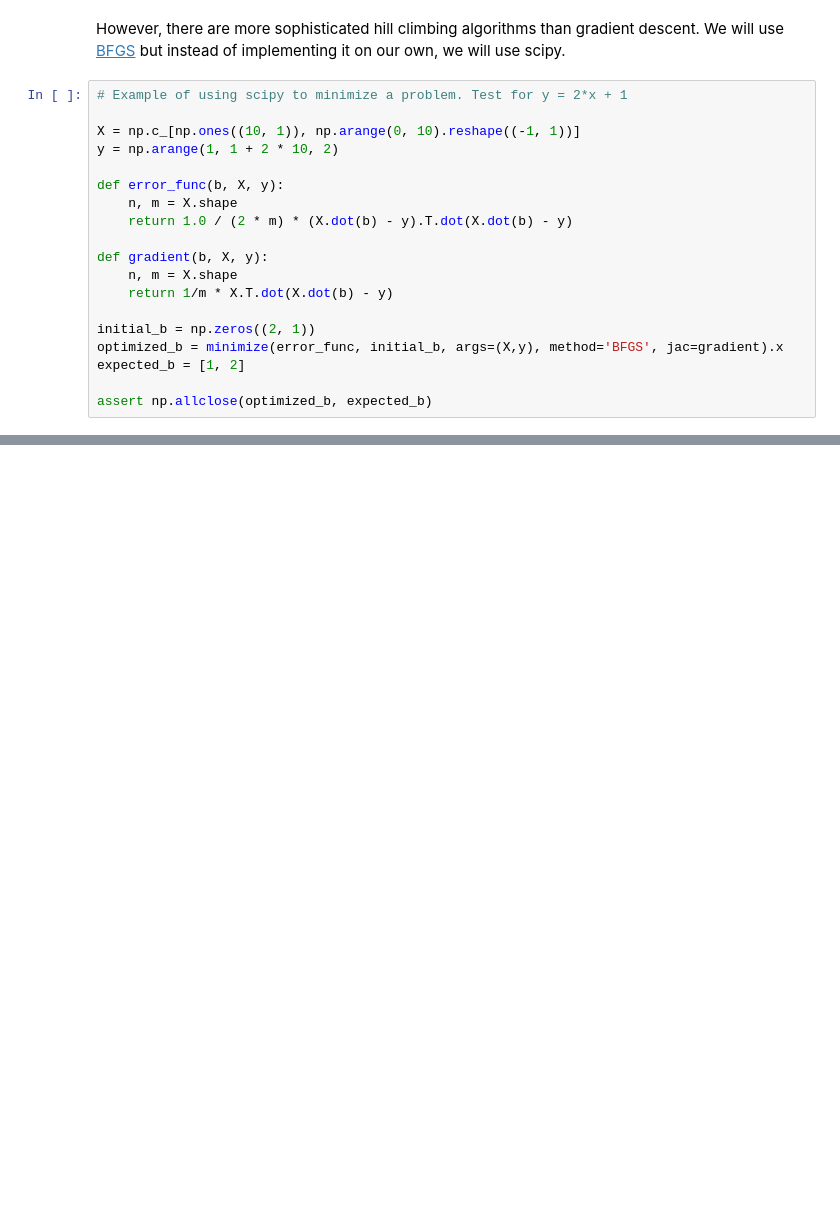
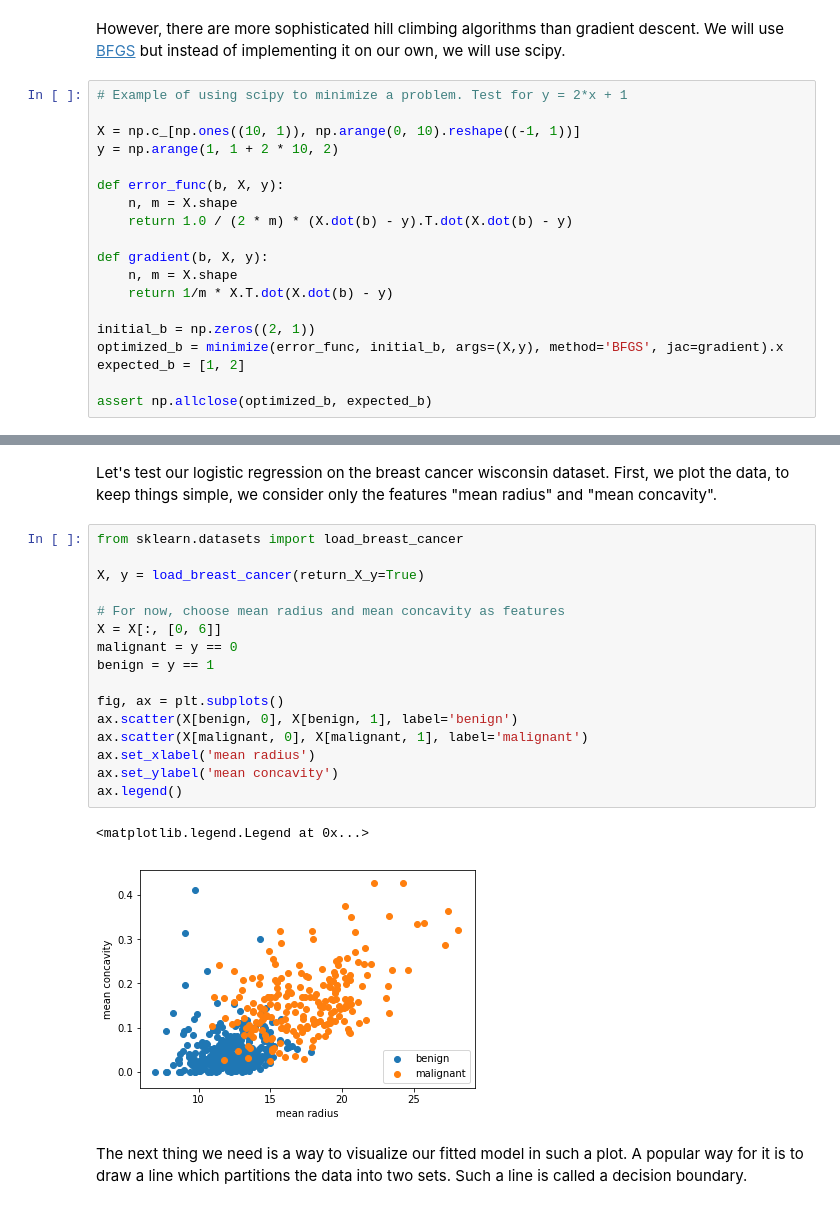
Before and after one commit to mbajer42/intro-python-ml, a Jupyter notebook: logistic-regression.ipynb, the cells around one changed output, grey strips where cells are left out. Cells and saved outputs as stored; diff of their text form; blank space fills up the shorter version.

```diff
--- a/logistic-regression.ipynb
+++ b/logistic-regression.ipynb
@@ -164,0 +214,23 @@ assert np.allclose(optimized_b, expected_b)
+# %% [markdown]
+Let's test our logistic regression on the breast cancer wisconsin dataset. First, we plot the data, to keep things simple, we consider only the features "mean radius" and "mean concavity".
+# %%
+from sklearn.datasets import load_breast_cancer
+
+X, y = load_breast_cancer(return_X_y=True)
+
+# For now, choose mean radius and mean concavity as features
+X = X[:, [0, 6]]
+malignant = y == 0
+benign = y == 1
+
+fig, ax = plt.subplots()
+ax.scatter(X[benign, 0], X[benign, 1], label='benign')
+ax.scatter(X[malignant, 0], X[malignant, 1], label='malignant')
+ax.set_xlabel('mean radius')
+ax.set_ylabel('mean concavity')
+ax.legend()
+# %% [output]
+<matplotlib.legend.Legend at 0x...>
+[figure, added]
+# %% [markdown]
+The next thing we need is a way to visualize our fitted model in such a plot. A popular way for it is to draw a line which partitions the data into two sets. Such a line is called a decision boundary.
```
Also changed, not shown: parts of 4 cells of this notebook.
